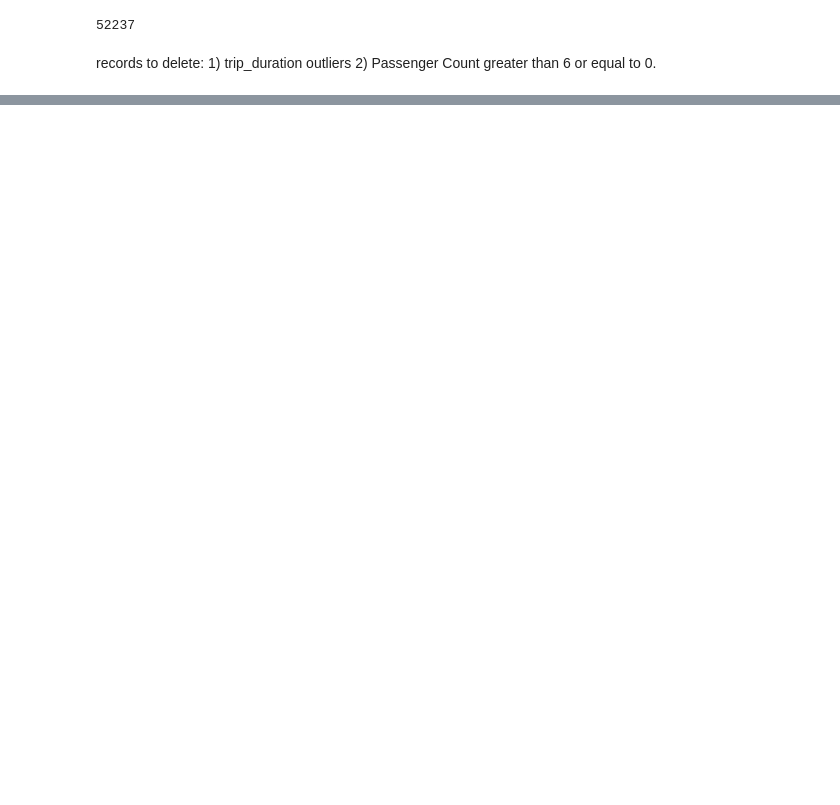
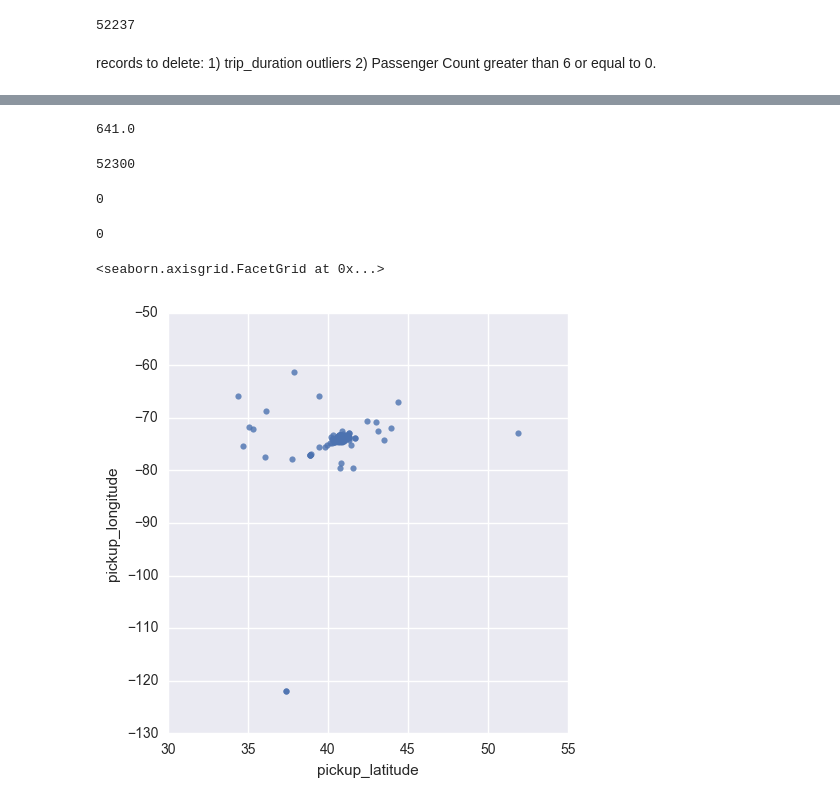
Before and after one commit to cagdasyetkin/NewYorkTaxi, a Jupyter notebook: NewYorkTaxiDescriptive.ipynb, the cells around one changed output, grey strips where cells are left out. Drawn from its saved outputs; the diff is of its cells as text; code cells hidden in the pictures; blank space fills up the shorter version.

```diff
--- a/NewYorkTaxiDescriptive.ipynb
+++ b/NewYorkTaxiDescriptive.ipynb
@@ -5,6 +5,6 @@ import matplotlib as plt
 import seaborn as sns
 %matplotlib inline
 # %%
-df = pd.read_csv('C:/Users/828142/Documents/nyt_kaggle/train.csv')
+df = pd.read_csv('C:/Users/user/Documents/train.csv')
 # %%
 df.head()
@@ -154,8 +150,8 @@ duration_outliers
 # %% [markdown]
 records to delete: 1) trip_duration outliers 2) Passenger Count greater than 6 or equal to 0.
 # %%
-mylist = 0
+# outliers to delete. we need a list of indexes from them.
+outlier_index_list = []
 for i in range(len(df['trip_duration'])):
-    if df['trip_duration'][i] > trip_duration_q3 + 1.5*trip_duration_iqr:
-        mylist += 1
-mylist
+    if df['trip_duration'][i] > trip_duration_q3 + 1.5*trip_duration_iqr or df['passenger_count'][i] > 6 or df['passenger_count'][i] == 0:
+        outlier_index_list.append(i)
@@ -163,0 +166,2 @@ KeyError: 355003
+# %%
+df.drop(df.index[[i for i in outlier_index_list]], inplace=True)
@@ -163,0 +188,21 @@ KeyError: 355003
+# %%
+df['trip_duration'].median()
+# %% [output]
+641.0
+# %%
+1458644 - 1406344
+# %% [output]
+52300
+# %%
+sum(pd.isnull(df['trip_duration']))
+# %% [output]
+0
+# %%
+sum(pd.isnull(df['passenger_count']))
+# %% [output]
+0
+# %%
+sns.lmplot('pickup_latitude', 'pickup_longitude', data=df, fit_reg=False)
+# %% [output]
+<seaborn.axisgrid.FacetGrid at 0x...>
+[figure, added]
```
Also changed, not shown: parts of 6 cells of this notebook.
